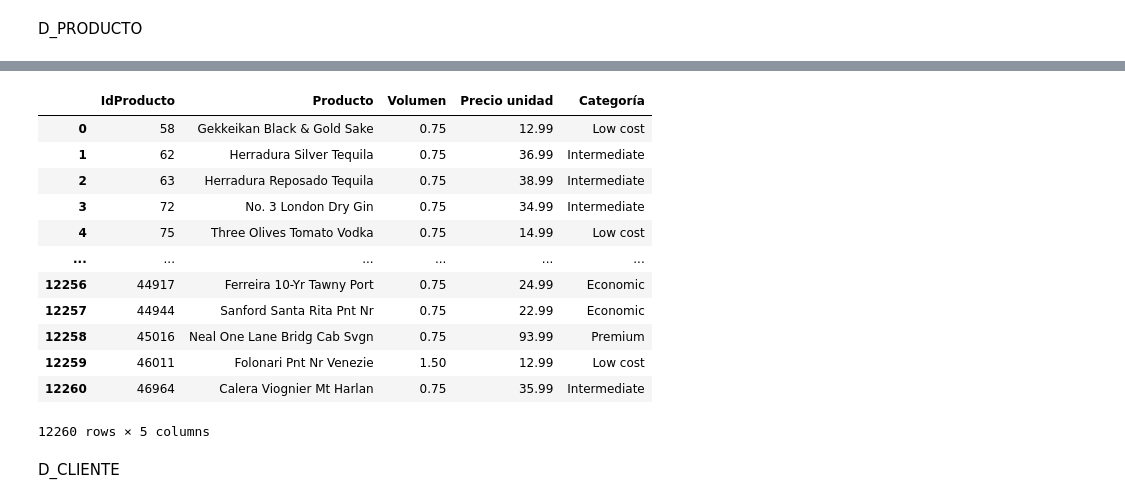
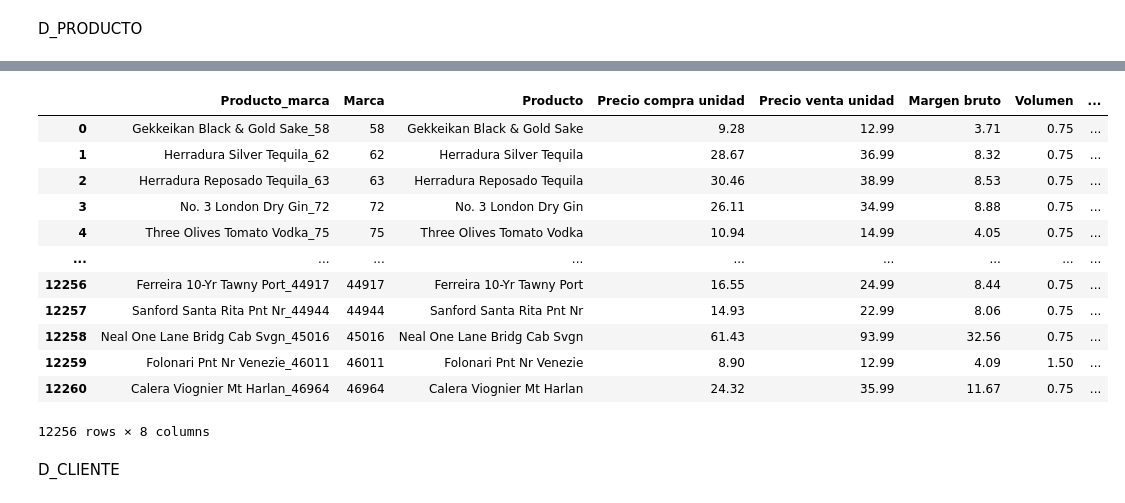
Before and after one commit to isabelunamuno/TFM, a Jupyter notebook: Visual Studio Code/Procesamiento1.ipynb, the cells around one changed output, grey strips where cells are left out. Saved outputs shown, nothing was run; the diff lists cells and outputs as text; code cells hidden in the pictures.

```diff
--- a/Visual Studio Code/Procesamiento1.ipynb
+++ b/Visual Studio Code/Procesamiento1.ipynb
@@ -248,13 +248,12 @@ store_46_rows
 1880 rows × 9 columns
 # %%
 #Tratamiento de los Missing
-
 #A.1
 inventario_final["City"] = inventario_final["City"].fillna("TYWARDREATH")
 
 #A.2
 compras = compras[compras['Size'].notna()]
-#purchases = compras[compras['Size'].dropna()]
+inventario_final=inventario_final[compras['Size'].notna()]
 
 #A.3
 factura_compras = factura_compras.drop(['Approval'], axis=1)
@@ -539,3 +568,6 @@ ventas.head()
 ## Crear tablas de dimensiones y tablas de hechos
 # %% [markdown]
 D_PRODUCTO
+# %%
+precio_compras = precio_compras.dropna()
+dataframe_info(precio_compras)
@@ -542,36 +585,45 @@ D_PRODUCTO
 # %%
 # Seleccionar las columnas deseadas
-D_producto = precio_compras[['Brand', 'Description','Size','Price']]
+D_producto = precio_compras[['Brand','Description','Size','Price','PurchasePrice']]
 
-#Cambiar el nombre de las columnas
-D_producto.columns=['IdProducto', 'Producto','Volumen','Precio unidad']
+#Definir nuevas columnas calculadas
+D_producto['Producto_marca'] = precio_compras['Description'].astype(str)+ '_' + precio_compras['Brand'].astype(str)
+D_producto['Margen bruto'] = D_producto['Price']-D_producto['PurchasePrice']
 
-# Mirar si hay duplicados
+#Renombrar columnas
+D_producto.columns=['Marca','Producto','Volumen','Precio venta unidad','Precio compra unidad','Producto_marca','Margen bruto']
+
+# Eliminar duplicados
 D_producto.drop_duplicates(inplace=True)
 
+#Cambiar el orden de las columnas
+D_producto = D_producto[['Producto_marca', 'Marca','Producto','Precio compra unidad', 'Precio venta unidad', 'Margen bruto', 'Volumen']]
+
+#Imprimir el precio maximo y minimo de venta para definir las categorias
+
 # Definir los límites de los grupos y las etiquetas
-bins = [0, 15, 25, 50, 250, 3000]
+bins = [-1, 15, 25, 50, 250, 14000]
 labels = ['Low cost', 'Economic', 'Intermediate', 'Premium', 'Luxury']
 
 # Crear una nueva columna con los grupos personalizados
-D_producto['Categoría'] = pd.cut(D_producto['Precio unidad'], bins=bins, labels=labels)
+D_producto['Categoría'] = pd.cut(D_producto['Precio venta unidad'], bins=bins, labels=labels)
 
 # Mostrar el nuevo DataFrame
 D_producto
 # %% [output]
-|  | IdProducto | Producto | Volumen | Precio unidad | Categoría |
-| 0 | 58 | Gekkeikan Black & Gold Sake | 0.75 | 12.99 | Low cost |
-| 1 | 62 | Herradura Silver Tequila | 0.75 | 36.99 | Intermediate |
-| 2 | 63 | Herradura Reposado Tequila | 0.75 | 38.99 | Intermediate |
-| 3 | 72 | No. 3 London Dry Gin | 0.75 | 34.99 | Intermediate |
-| 4 | 75 | Three Olives Tomato Vodka | 0.75 | 14.99 | Low cost |
-| ... | ... | ... | ... | ... | ... |
-| 12256 | 44917 | Ferreira 10-Yr Tawny Port | 0.75 | 24.99 | Economic |
-| 12257 | 44944 | Sanford Santa Rita Pnt Nr | 0.75 | 22.99 | Economic |
-| 12258 | 45016 | Neal One Lane Bridg Cab Svgn | 0.75 | 93.99 | Premium |
-| 12259 | 46011 | Folonari Pnt Nr Venezie | 1.50 | 12.99 | Low cost |
-| 12260 | 46964 | Calera Viognier Mt Harlan | 0.75 | 35.99 | Intermediate |
+|  | Producto_marca | Marca | Producto | Precio compra unidad | Precio venta unidad | Margen bruto | Volumen | ... |
+| 0 | Gekkeikan Black & Gold Sake_58 | 58 | Gekkeikan Black & Gold Sake | 9.28 | 12.99 | 3.71 | 0.75 | ... |
+| 1 | Herradura Silver Tequila_62 | 62 | Herradura Silver Tequila | 28.67 | 36.99 | 8.32 | 0.75 | ... |
+| 2 | Herradura Reposado Tequila_63 | 63 | Herradura Reposado Tequila | 30.46 | 38.99 | 8.53 | 0.75 | ... |
+| 3 | No. 3 London Dry Gin_72 | 72 | No. 3 London Dry Gin | 26.11 | 34.99 | 8.88 | 0.75 | ... |
+| 4 | Three Olives Tomato Vodka_75 | 75 | Three Olives Tomato Vodka | 10.94 | 14.99 | 4.05 | 0.75 | ... |
+| ... | ... | ... | ... | ... | ... | ... | ... | ... |
+| 12256 | Ferreira 10-Yr Tawny Port_44917 | 44917 | Ferreira 10-Yr Tawny Port | 16.55 | 24.99 | 8.44 | 0.75 | ... |
+| 12257 | Sanford Santa Rita Pnt Nr_44944 | 44944 | Sanford Santa Rita Pnt Nr | 14.93 | 22.99 | 8.06 | 0.75 | ... |
+| 12258 | Neal One Lane Bridg Cab Svgn_45016 | 45016 | Neal One Lane Bridg Cab Svgn | 61.43 | 93.99 | 32.56 | 0.75 | ... |
+| 12259 | Folonari Pnt Nr Venezie_46011 | 46011 | Folonari Pnt Nr Venezie | 8.90 | 12.99 | 4.09 | 1.50 | ... |
+| 12260 | Calera Viognier Mt Harlan_46964 | 46964 | Calera Viognier Mt Harlan | 24.32 | 35.99 | 11.67 | 0.75 | ... |
-12260 rows × 5 columns
+12256 rows × 8 columns
 # %% [markdown]
 D_CLIENTE
 # %%
```
Also changed, not shown: parts of 62 cells of this notebook, 1 other file.
